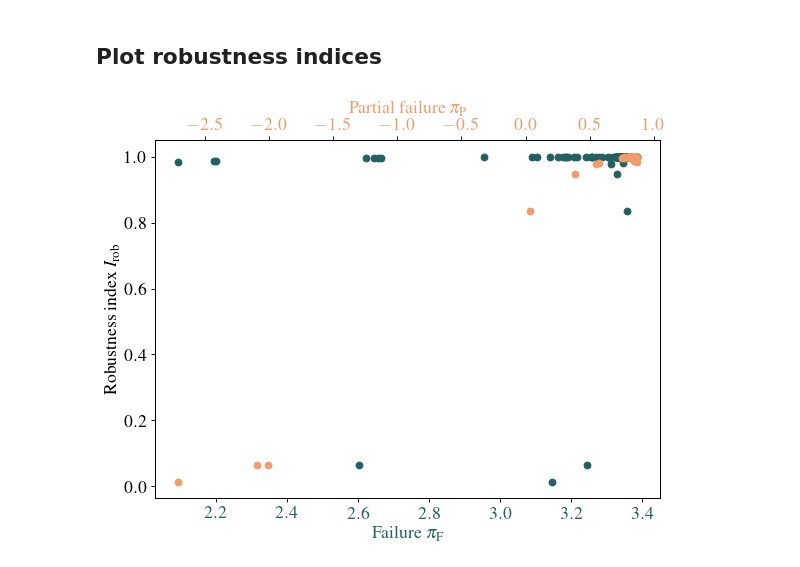
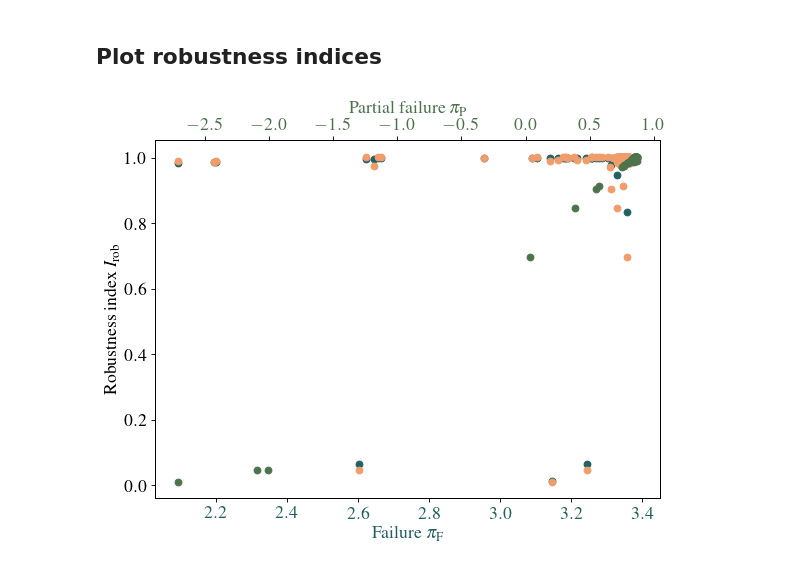
Before and after one commit to jieunbyun/tsum, a Jupyter notebook: demos/ema_accessible_population/s03_cal_index.ipynb, the cells around one changed output. Drawn from its saved outputs; the diff is of its cells as text; code cells hidden in the pictures.

Commit message:
Computation of binary robustness index for the EMA_ACCESSIBLE_POPULATION demo

```diff
--- a/demos/ema_accessible_population/s03_cal_index.ipynb
+++ b/demos/ema_accessible_population/s03_cal_index.ipynb
@@ -46,7 +46,8 @@ p_1p = np.array(cond_sys_probs["Partial failure"])
 p_1s = np.array(cond_sys_probs["Survival"])
 
 # Calculate robustness
-Irob = (p_0f/p_1f)**(-p_0f) * (p_0p/p_1p)**(-p_0p) * (p_0s/p_1s)**(-p_0s)
+Irob_multi = (p_0f/p_1f)**(-p_0f) * (p_0p/p_1p)**(-p_0p) * (p_0s/p_1s)**(-p_0s)
+Irob_binary = (p_0f/p_1f)**(-p_0f) * (p_0s/p_1s)**(-p_0s)
 print("Robustness indices calculated.")
 
 # Compute pi for system failure
@@ -58,7 +59,8 @@ pi_p = -norm.ppf(p_1p)
 # Store robustness indices in a DataFrame
 df_Irob = pd.DataFrame({
     "Component": component_names,
-    "Robustness Index": Irob,
+    "Robustness index, multi-state": Irob_multi,
+    "Robustness index, binary": Irob_binary,
     "P(System failure | No damage)": np.repeat(p_0f,len(component_names)),
     "P(Partial failure | No damage)": np.repeat(p_0p,len(component_names)),
     "P(System survival | No damage)": np.repeat(p_0s,len(component_names)),
@@ -81,35 +83,36 @@ plt.rcParams['text.usetex'] = True
 plt.rcParams['font.size'] = 16
 plt.rc('font', family='times')
 
 # Create plot
 fig, ax1 = plt.subplots(figsize=plt.figaspect(0.8)*1.25,dpi=80)
 
 ax1.set_ylabel(r'Robustness index $I_{\mathrm{rob}}$')
 
 # Set axis 1 label
 ax1.set_xlabel(r'Failure $\pi_{\mathrm{F}}$', color=cm.batlowS(3))
 ax1.tick_params(axis='x', labelcolor=cm.batlowS(3))
 
 # Plot data with label
-ax1.plot(pi_f, Irob, 'o', label='System failure', color=cm.batlowS(3))
+ax1.plot(pi_f, Irob_multi, 'o', label='System failure', color=cm.batlowS(3))
+ax1.plot(pi_f, Irob_binary, 'o', label='System failure', color=cm.batlowS(4))
 
 # Create second axis
 ax2 = ax1.twiny()
 
 # Set axis 2 label
-ax2.set_xlabel(r'Partial failure $\pi_{\mathrm{P}}$', color=cm.batlowS(4))
-ax2.tick_params(axis='x', labelcolor=cm.batlowS(4))
+ax2.set_xlabel(r'Partial failure $\pi_{\mathrm{P}}$', color=cm.batlowS(5))
+ax2.tick_params(axis='x', labelcolor=cm.batlowS(5))
 
 # Plot data with label
-ax2.plot(pi_p, Irob, 'o', label='Partial failure', color=cm.batlowS(4))
+ax2.plot(pi_p, Irob_binary, 'o', label='Partial failure', color=cm.batlowS(5))
 
 # Set layout
 plt.tight_layout()
 
 # Save figure
 plt.savefig(DATASET / "robustness_indices.pdf", dpi=300)
 
 # Show and save the figure
 plt.show()
 # %% [output]
-[figure, old version]
+[figure, new version]
```
Also changed, not shown: 7 other files.
